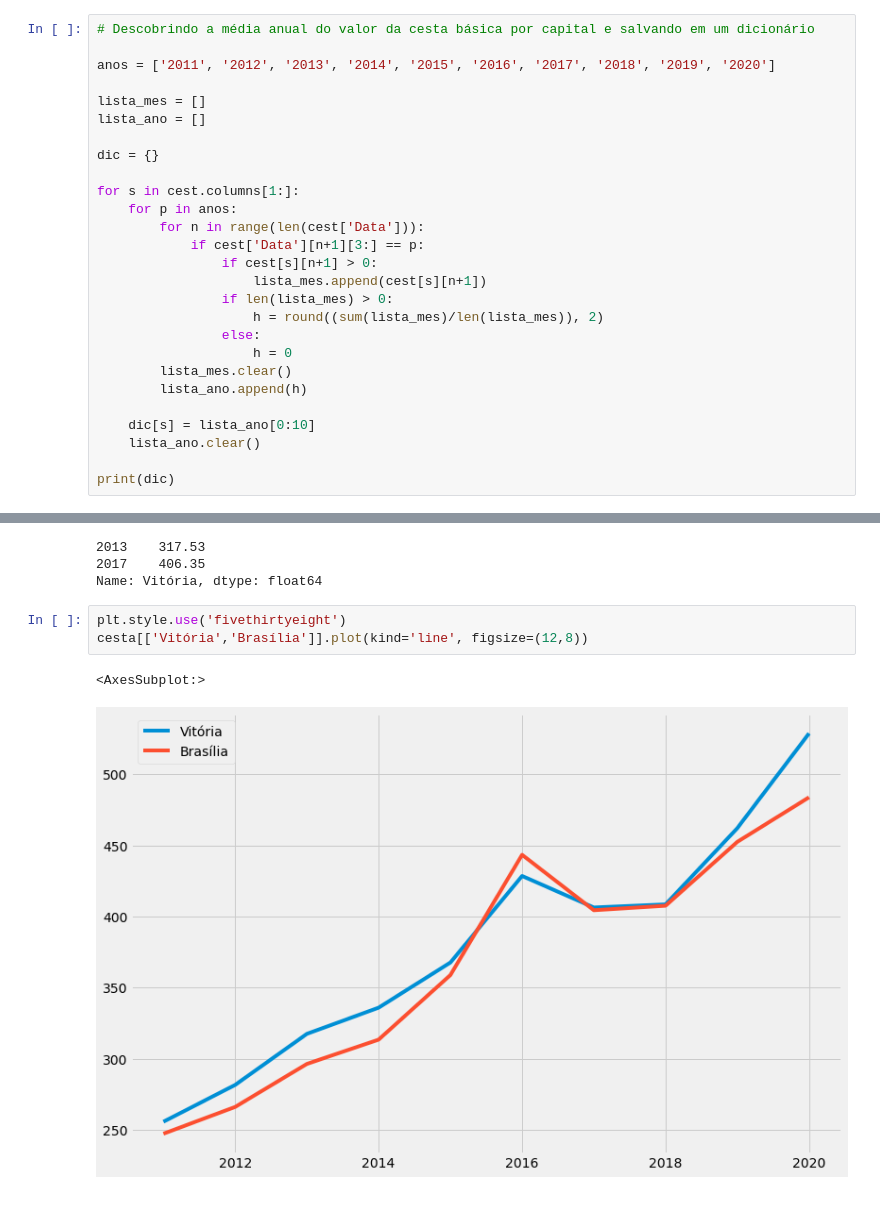
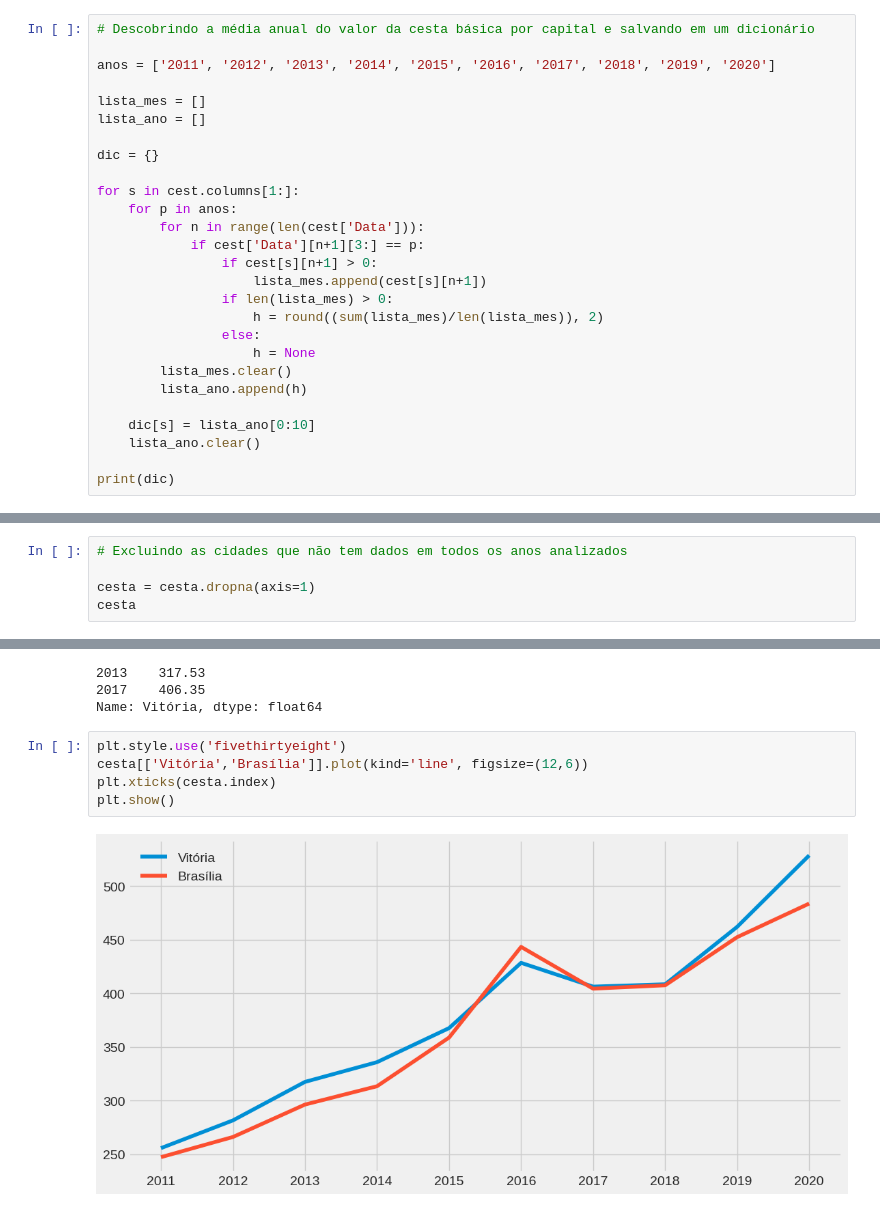
Before and after one commit to bessasjr/Cesta_basica_2001-2020, a Jupyter notebook: cesta_basic.ipynb, the cells around one changed output, grey strips where cells are left out. Drawn from its saved outputs; the diff is of its cells as text.

```diff
--- a/cesta_basic.ipynb
+++ b/cesta_basic.ipynb
@@ -118,7 +122,7 @@ for s in cest.columns[1:]:
                 if len(lista_mes) > 0:
                     h = round((sum(lista_mes)/len(lista_mes)), 2)
                 else:
-                    h = 0
+                    h = None
         lista_mes.clear()
         lista_ano.append(h)
 
@@ -149 +153,6 @@ cesta
 10 rows × 27 columns
+# %%
+# Excluindo as cidades que não tem dados em todos os anos analizados
+
+cesta = cesta.dropna(axis=1)
+cesta
@@ -155,7 +393,8 @@ cesta['Vitória'][[2013,2017]]
 Name: Vitória, dtype: float64
 # %%
 plt.style.use('fivethirtyeight')
-cesta[['Vitória','Brasília']].plot(kind='line', figsize=(12,8))
+cesta[['Vitória','Brasília']].plot(kind='line', figsize=(12,6))
+plt.xticks(cesta.index)
+plt.show()
 # %% [output]
-<AxesSubplot:>
-[figure, old version]
+[figure, new version]
```
Also changed, not shown: parts of 30 cells of this notebook.
